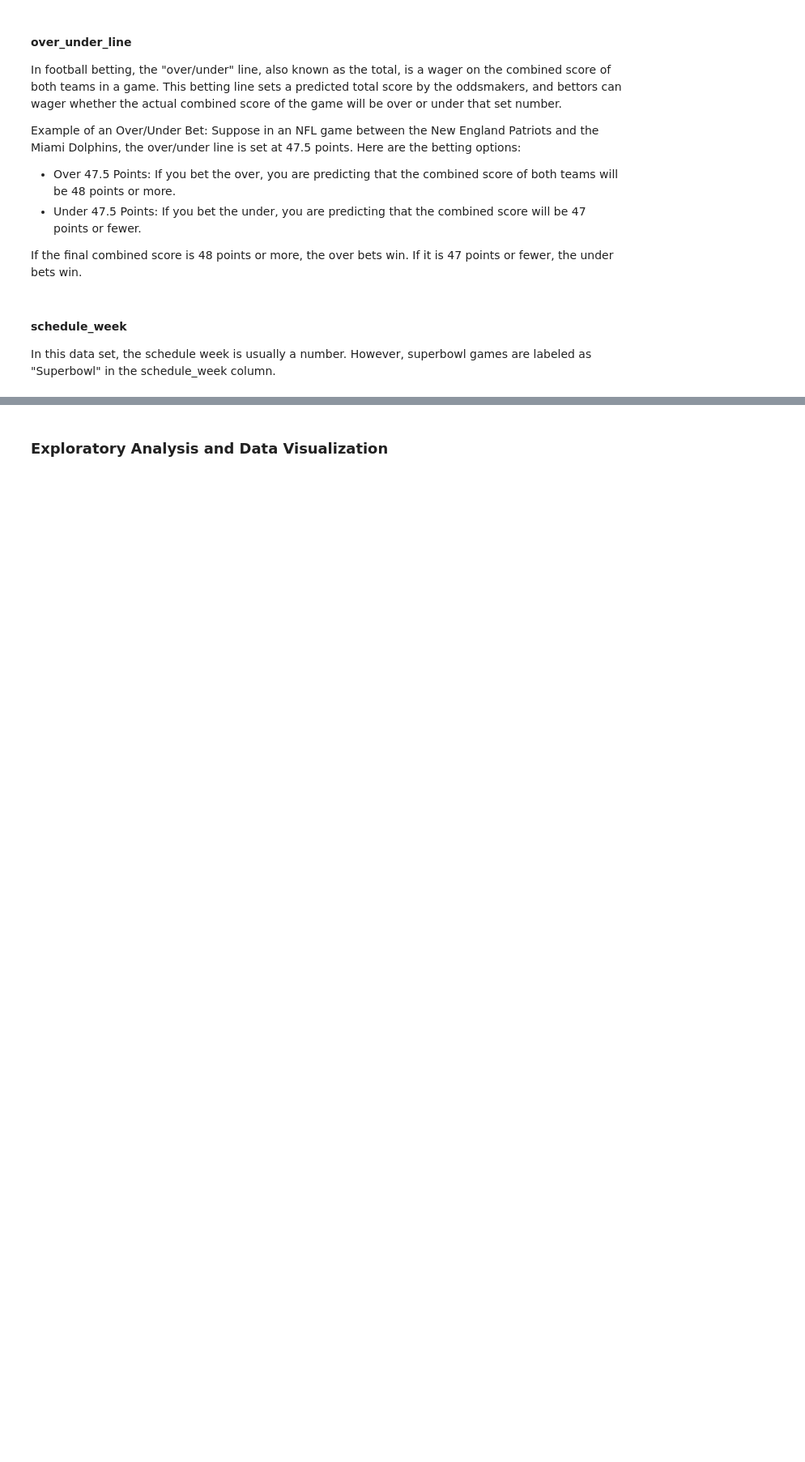
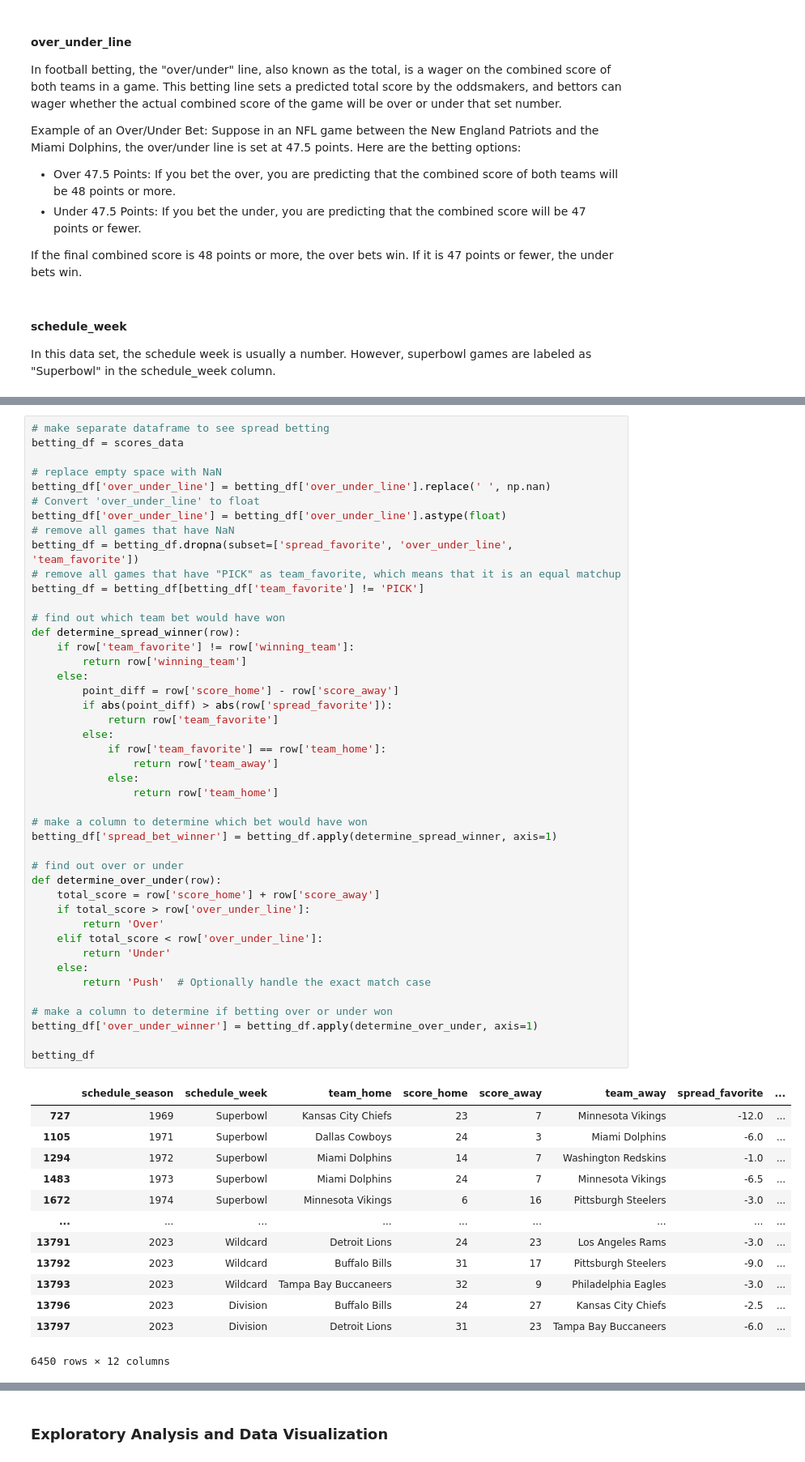
Before and after one commit to abajwah/abajwah.github.io, a Jupyter notebook: final.ipynb, the cells around one changed output, grey strips where cells are left out. Shown at 81% size. Cells and saved outputs as stored; diff of their text form; blank space fills up the shorter version.

Commit message:
made betting_df

```diff
--- a/final.ipynb
+++ b/final.ipynb
@@ -203,3 +203,61 @@ scores_data
+# %%
+# make separate dataframe to see spread betting
+betting_df = scores_data
+
+# replace empty space with NaN
+betting_df['over_under_line'] = betting_df['over_under_line'].replace(' ', np.nan)
+# Convert 'over_under_line' to float
+betting_df['over_under_line'] = betting_df['over_under_line'].astype(float)
+# remove all games that have NaN
+betting_df = betting_df.dropna(subset=['spread_favorite', 'over_under_line', 'team_favorite'])
+# remove all games that have "PICK" as team_favorite, which means that it is an equal matchup
+betting_df = betting_df[betting_df['team_favorite'] != 'PICK']
+
+# find out which team bet would have won
+def determine_spread_winner(row):
+    if row['team_favorite'] != row['winning_team']:
+        return row['winning_team']
+    else:
+        point_diff = row['score_home'] - row['score_away']
+        if abs(point_diff) > abs(row['spread_favorite']):
+            return row['team_favorite']
+        else:
+            if row['team_favorite'] == row['team_home']:
+                return row['team_away']
+            else:
+                return row['team_home']
+
+# make a column to determine which bet would have won
+betting_df['spread_bet_winner'] = betting_df.apply(determine_spread_winner, axis=1)
+
+# find out over or under
+def determine_over_under(row):
+    total_score = row['score_home'] + row['score_away']
+    if total_score > row['over_under_line']:
+        return 'Over'
+    elif total_score < row['over_under_line']:
+        return 'Under'
+    else:
+        return 'Push'  # Optionally handle the exact match case
+
+# make a column to determine if betting over or under won
+betting_df['over_under_winner'] = betting_df.apply(determine_over_under, axis=1)
+
+betting_df
+# %% [output]
+|  | schedule_season | schedule_week | team_home | score_home | score_away | team_away | spread_favorite | ... |
+| 727 | 1969 | Superbowl | Kansas City Chiefs | 23 | 7 | Minnesota Vikings | -12.0 | ... |
+| 1105 | 1971 | Superbowl | Dallas Cowboys | 24 | 3 | Miami Dolphins | -6.0 | ... |
+| 1294 | 1972 | Superbowl | Miami Dolphins | 14 | 7 | Washington Redskins | -1.0 | ... |
+| 1483 | 1973 | Superbowl | Miami Dolphins | 24 | 7 | Minnesota Vikings | -6.5 | ... |
+| 1672 | 1974 | Superbowl | Minnesota Vikings | 6 | 16 | Pittsburgh Steelers | -3.0 | ... |
+| ... | ... | ... | ... | ... | ... | ... | ... | ... |
+| 13791 | 2023 | Wildcard | Detroit Lions | 24 | 23 | Los Angeles Rams | -3.0 | ... |
+| 13792 | 2023 | Wildcard | Buffalo Bills | 31 | 17 | Pittsburgh Steelers | -9.0 | ... |
+| 13793 | 2023 | Wildcard | Tampa Bay Buccaneers | 32 | 9 | Philadelphia Eagles | -3.0 | ... |
+| 13796 | 2023 | Division | Buffalo Bills | 24 | 27 | Kansas City Chiefs | -2.5 | ... |
+| 13797 | 2023 | Division | Detroit Lions | 31 | 23 | Tampa Bay Buccaneers | -6.0 | ... |
+6450 rows × 12 columns
 # %%
 # finding just the superbowl games
 superbowl_games = scores_data.loc[scores_data['schedule_week'] == 'Superbowl']
```
Also changed, not shown: parts of 4 cells of this notebook.
